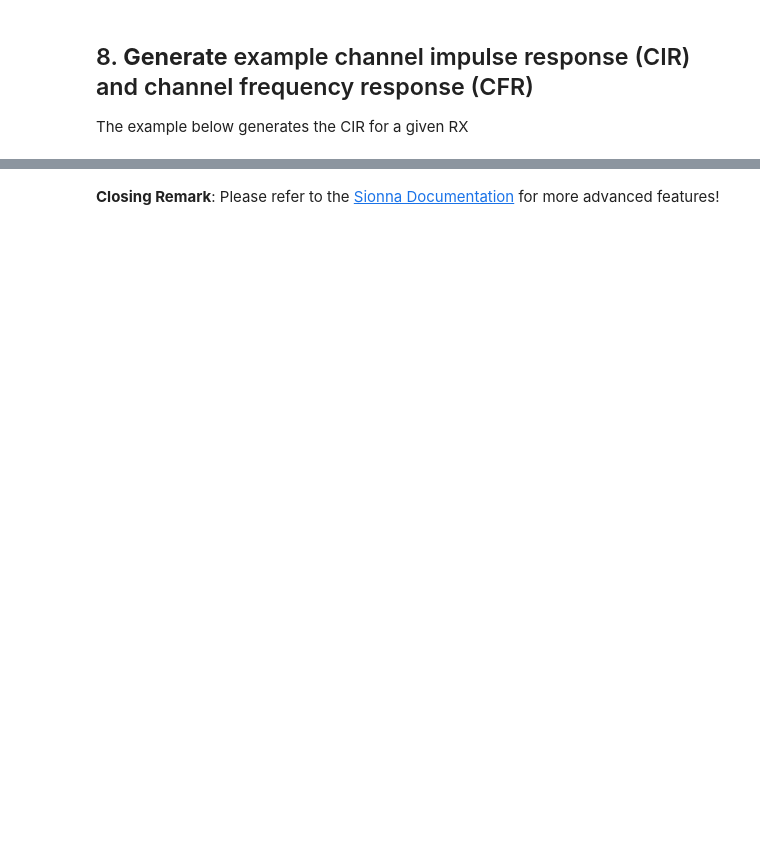
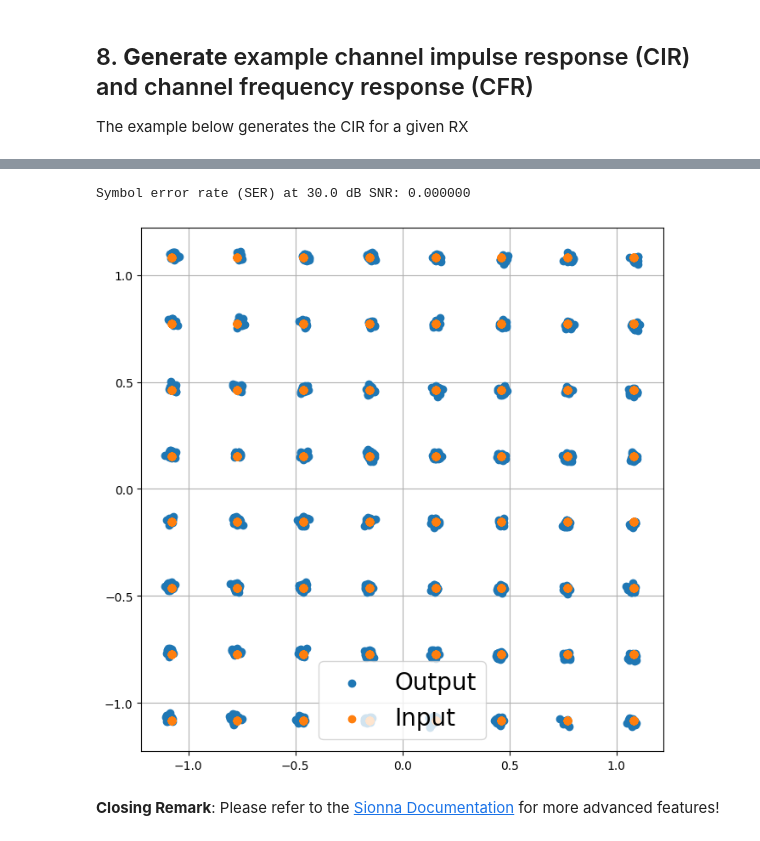
Before and after one commit to davidklee04/Sionna_Princeton, a Jupyter notebook: examples/2_sionna_rays_analysis.ipynb, the cells around one changed output, grey strips where cells are left out. Drawn from its saved outputs; the diff is of its cells as text; code cells hidden in the pictures; blank space fills up the shorter version.

```diff
--- a/examples/2_sionna_rays_analysis.ipynb
+++ b/examples/2_sionna_rays_analysis.ipynb
@@ -444,3 +442,81 @@ else:
+# %%
+import tensorflow as tf
+
+from sionna.phy.mapping import BinarySource, Constellation, Mapper, Demapper
+from sionna.phy.channel import AWGN, time_lag_discrete_time_channel, cir_to_time_channel, ApplyTimeChannel
+from sionna.phy.utils import ebnodb2no, compute_ser
+
+binary_source = BinarySource()
+
+# 64-QAM constellation
+NUM_BITS_PER_SYMBOL = 6
+
+# Define mapper and demapper
+mapper = Mapper("qam", NUM_BITS_PER_SYMBOL)
+demapper = Demapper("app", "qam", NUM_BITS_PER_SYMBOL, hard_out=True)
+
+BATCH_SIZE = 1 # How many examples are processed by Sionna in parallel
+EBN0_DB = 30.0 # Eb/N0 in dB
+
+no = ebnodb2no(ebno_db=EBN0_DB,
+               num_bits_per_symbol=NUM_BITS_PER_SYMBOL,
+               coderate=1.0) # uncoded transmission
+
+input_bits = binary_source([BATCH_SIZE, 12000])
+x = mapper(input_bits)
+
+# CIR to time-domain channel
+tmp_rx_a_cpx = tmp_rx_a[0] + 1j * tmp_rx_a[1]
+tmp_rx_a_tf = tf.convert_to_tensor(tmp_rx_a_cpx, dtype=tf.complex64)
+tmp_rx_a_tf = tf.reshape(tmp_rx_a_tf, [1, 1, 1, 1, 1, len(tmp_rx_a_cpx), 1])
+
+tmp_rx_tau_tf = tf.convert_to_tensor(tmp_rx_tau, dtype=tf.float32)
+tmp_rx_tau_tf = tf.reshape(tmp_rx_tau_tf, [1, 1, 1, 1, 1, len(tmp_rx_tau_tf)])
+
+# Combined channel for CSI calibration
+tmp_rx_cir_combined = np.sum(tmp_rx_a_cpx * np.exp(-1j * 2*np.pi * 3.65e9 * tmp_rx_tau))
+
+# Consider a time-domain channel
+bandwidth = 1e3
+l_min, l_max = time_lag_discrete_time_channel(bandwidth)
+h_time_domain = cir_to_time_channel(bandwidth=bandwidth,
+                                    a=tmp_rx_a_tf,
+                                    tau=tmp_rx_tau_tf,
+                                    l_min=l_min,
+                                    l_max=l_max,
+                                    normalize=True)
+
+apply_channel = ApplyTimeChannel(num_time_samples=x.shape[1],
+                                 l_tot=l_max-l_min+1,
+                                 precision="single")
+
+x_reshaped = tf.reshape(x, [x.shape[0], 1, 1, x.shape[1]])
+y = apply_channel(x_reshaped, h_time_domain, no)
+y = tf.squeeze(y, axis=[0, 1, 2])
+y = y[-l_min:-l_max]
+
+# AWGN channel
+# awgn_channel = AWGN()
+# y = awgn_channel(x, no)
+
+# Hard output LLR in bits
+llr = demapper(y, no)
+
+# Compute SER and plot constellations
+ser = compute_ser(input_bits, llr)
+print(f"Symbol error rate (SER) at {EBN0_DB} dB SNR: {ser.numpy():.6f}")
+
+plt.close('all')
+plt.figure(figsize=(8,8))
+plt.axes().set_aspect(1.0)
+plt.grid(True, zorder=0)
+plt.scatter(tf.math.real(y), tf.math.imag(y), label='Output', zorder=2)
+plt.scatter(tf.math.real(x), tf.math.imag(x), label='Input', zorder=2)
+plt.legend(fontsize=20);
+plt.show()
+# %% [output]
+Symbol error rate (SER) at 30.0 dB SNR: 0.000000
+[figure, added]
 # %% [markdown]
 **Closing Remark**:
 Please refer to the [Sionna Documentation](https://nvlabs.github.io/sionna/) for more advanced features!
```
Also changed, not shown: parts of 6 cells of this notebook.
